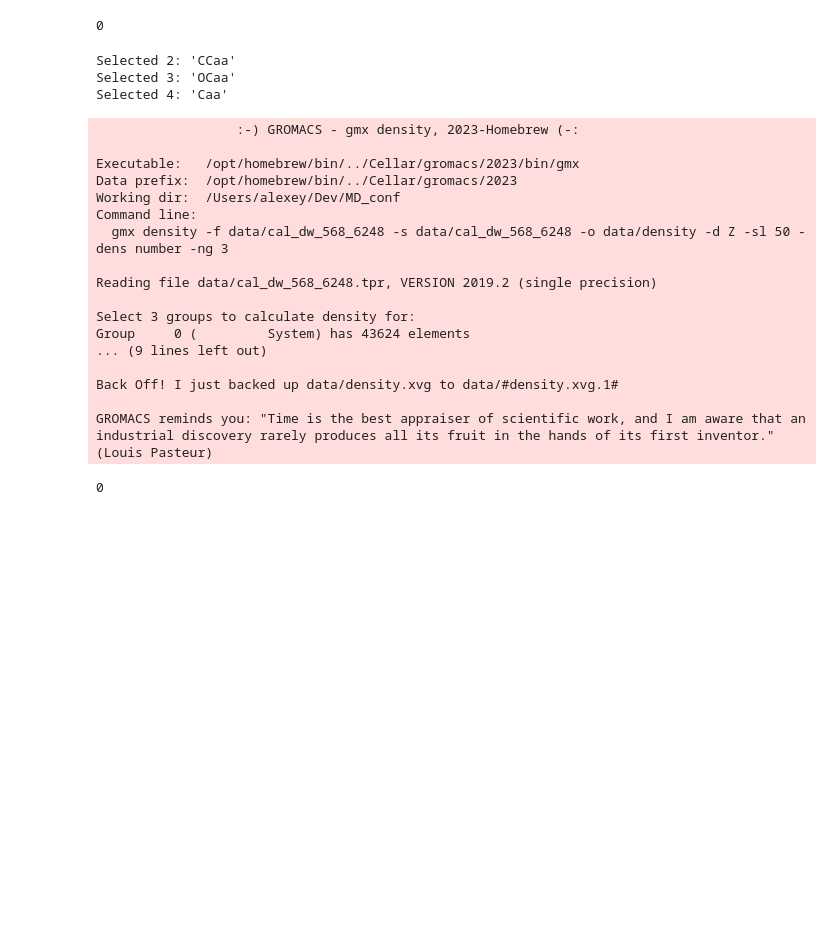
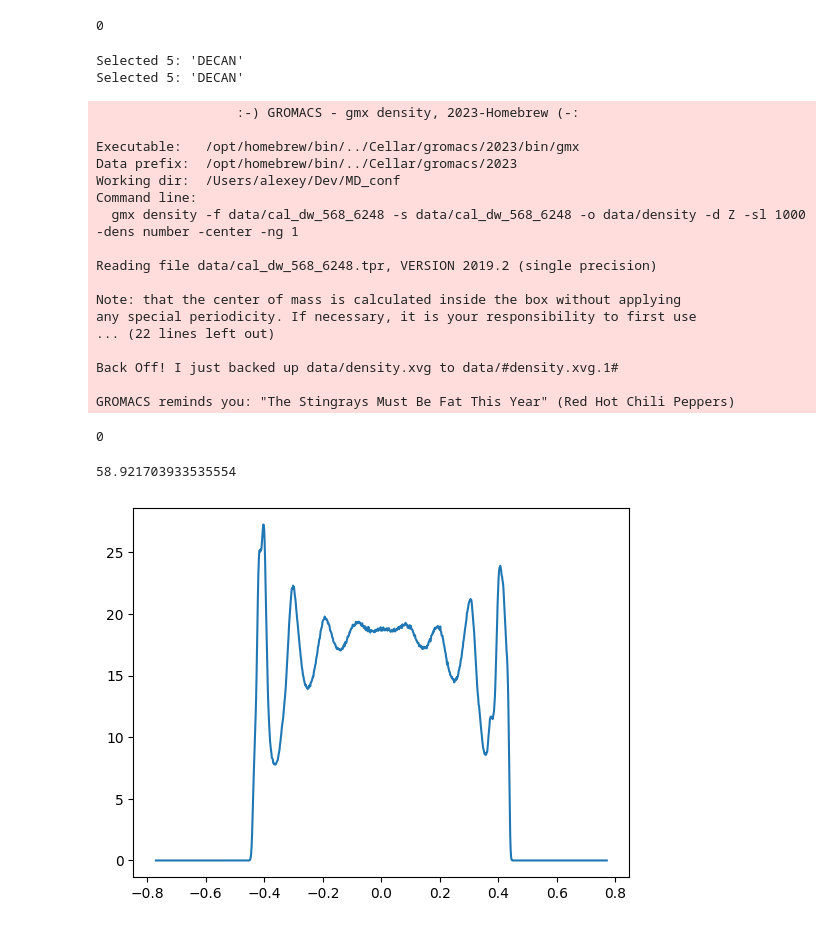
Before and after one commit to Aleksooo/Contact-Angles, a Jupyter notebook: density.ipynb, the cells around one changed output. Cells and saved outputs as stored; diff of their text form; code cells hidden in the pictures; blank space fills up the shorter version.

```diff
--- a/density.ipynb
+++ b/density.ipynb
@@ -295,30 +302,36 @@ os.system(f'scp mipt-nd:alexey/droplet_silica_gromos/sil_wd_178_595.edr data/sil
 # %% [output]
 0
 # %%
-os.system(f'echo 2 3 4 | gmx density -f data/cal_dw_568_6248 -s data/cal_dw_568_6248 -o data/density -d Z -sl 50 -dens number -ng 3')
+os.system(f'echo 5 5 | gmx density -f data/cal_dw_568_6248 -s data/cal_dw_568_6248 -o data/density -d Z -sl 1000 -dens number -center -ng 1')
 os.system(f'rm data/#*#')
 # %% [output]
-Selected 2: 'CCaa'
-Selected 3: 'OCaa'
-Selected 4: 'Caa'
+Selected 5: 'DECAN'
+Selected 5: 'DECAN'
                   :-) GROMACS - gmx density, 2023-Homebrew (-:
 
 Executable:   /opt/homebrew/bin/../Cellar/gromacs/2023/bin/gmx
 Data prefix:  /opt/homebrew/bin/../Cellar/gromacs/2023
 Working dir:  /Users/alexey/Dev/MD_conf
 Command line:
-  gmx density -f data/cal_dw_568_6248 -s data/cal_dw_568_6248 -o data/density -d Z -sl 50 -dens number -ng 3
+  gmx density -f data/cal_dw_568_6248 -s data/cal_dw_568_6248 -o data/density -d Z -sl 1000 -dens number -center -ng 1
 
 Reading file data/cal_dw_568_6248.tpr, VERSION 2019.2 (single precision)
 
-Select 3 groups to calculate density for:
-Group     0 (         System) has 43624 elements
-... (9 lines left out)
+Note: that the center of mass is calculated inside the box without applying
+any special periodicity. If necessary, it is your responsibility to first use
+... (22 lines left out)
 
 Back Off! I just backed up data/density.xvg to data/#density.xvg.1#
 
-GROMACS reminds you: "Time is the best appraiser of scientific work, and I am aware that an industrial discovery rarely produces all its fruit in the hands of its first inventor." (Louis Pasteur)
+GROMACS reminds you: "The Stingrays Must Be Fat This Year" (Red Hot Chili Peppers)
 0
+# %%
+z, dens = np.loadtxt("data/density.xvg",comments=["@", "#"],unpack=True)
+plt.plot(z / 3.928, dens)
+np.trapz(dens, z)
+# %% [output]
+58.921703933535554
+[figure, added]
 # %%
 y, dens_CCaa, dens_OCaa, dens_Caa = np.loadtxt("data/density.xvg",comments=["@", "#"],unpack=True)
 plt.figure(figsize=(8, 6))
```
Also changed, not shown: parts of 26 cells of this notebook, 10 other files.
